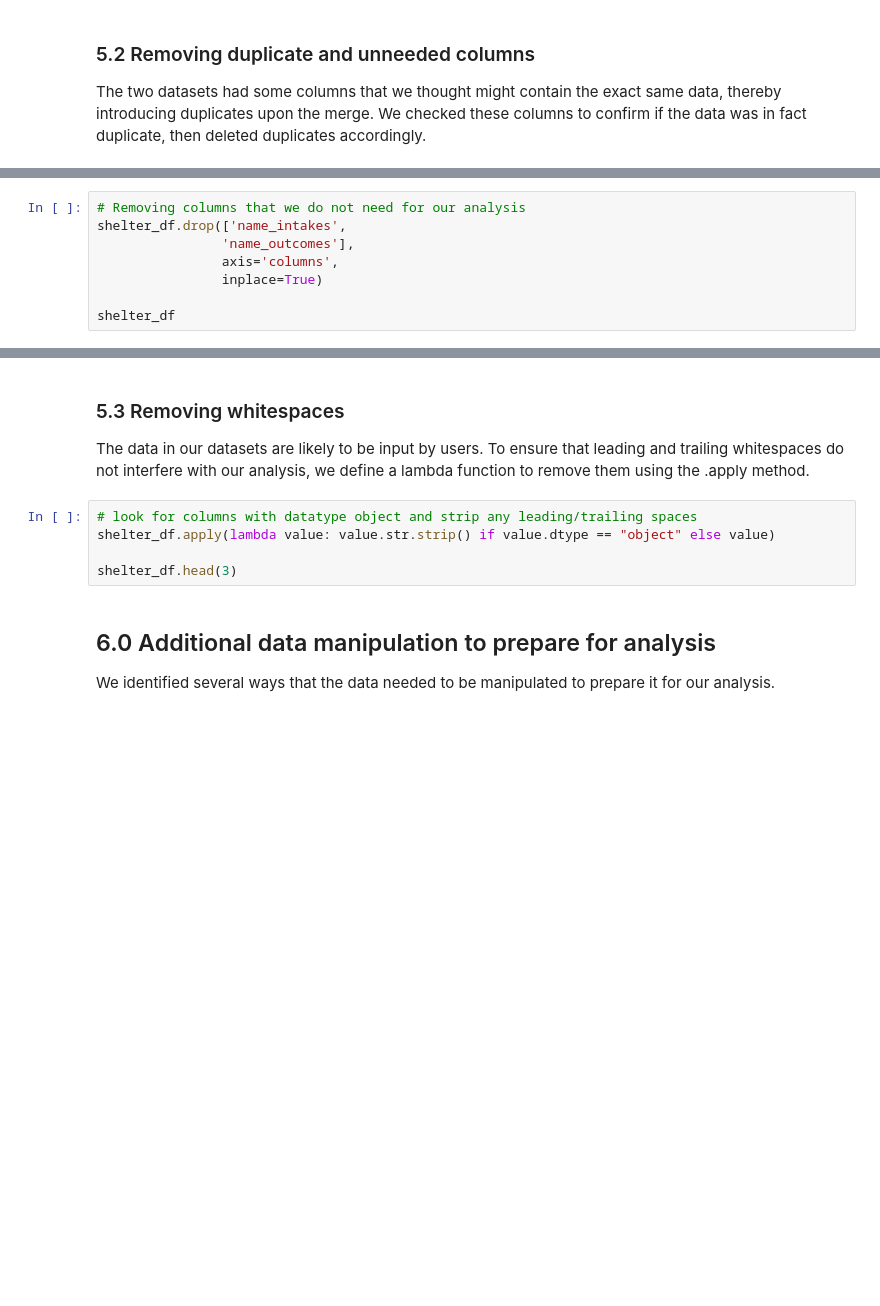
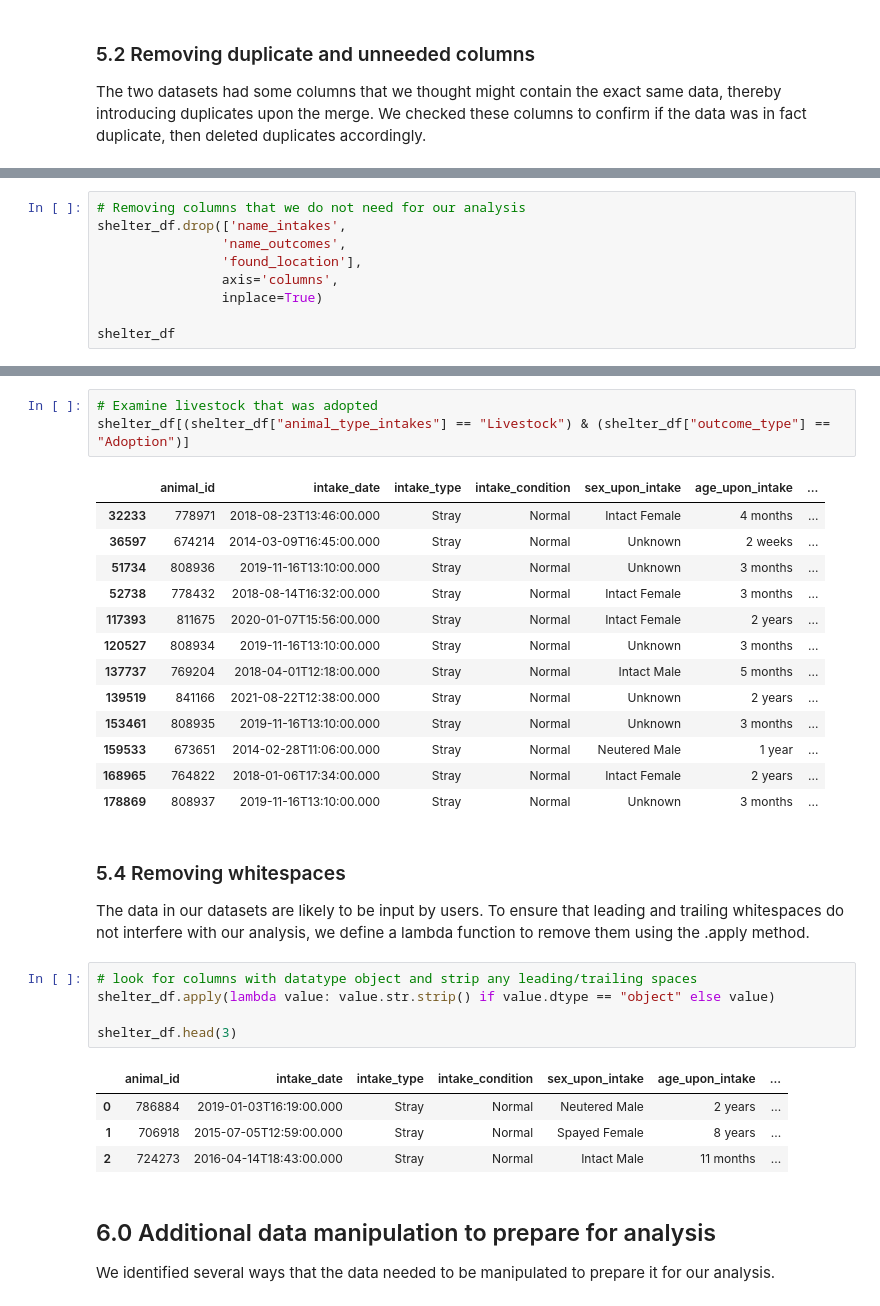
Before and after one commit to a-messmer/AAC_prelim_data_analysis_project, a Jupyter notebook: Project-api.ipynb, the cells around one changed output, grey strips where cells are left out. Saved outputs shown, nothing was run; the diff lists cells and outputs as text; blank space fills up the shorter version.

Commit message:
updates to reflect focus on adoption; deleted found location, neuter status at intake; distinguised Mixed Breed vs purebred

```diff
--- a/Project-api.ipynb
+++ b/Project-api.ipynb
@@ -173,7 +398,8 @@ Separately, there are some columns in the merged dataframe that are not helpful
 # %%
 # Removing columns that we do not need for our analysis
 shelter_df.drop(['name_intakes',
-                'name_outcomes'],
+                'name_outcomes',
+                'found_location'],
                 axis='columns',
                 inplace=True)
 
@@ -181,5 +478,22 @@ shelter_df
+# %%
+# Examine livestock that was adopted
+shelter_df[(shelter_df["animal_type_intakes"] == "Livestock") & (shelter_df["outcome_type"] == "Adoption")]
+# %% [output]
+|  | animal_id | intake_date | intake_type | intake_condition | sex_upon_intake | age_upon_intake | ... |
+| 32233 | 778971 | 2018-08-23T13:46:00.000 | Stray | Normal | Intact Female | 4 months | ... |
+| 36597 | 674214 | 2014-03-09T16:45:00.000 | Stray | Normal | Unknown | 2 weeks | ... |
+| 51734 | 808936 | 2019-11-16T13:10:00.000 | Stray | Normal | Unknown | 3 months | ... |
+| 52738 | 778432 | 2018-08-14T16:32:00.000 | Stray | Normal | Intact Female | 3 months | ... |
+| 117393 | 811675 | 2020-01-07T15:56:00.000 | Stray | Normal | Intact Female | 2 years | ... |
+| 120527 | 808934 | 2019-11-16T13:10:00.000 | Stray | Normal | Unknown | 3 months | ... |
+| 137737 | 769204 | 2018-04-01T12:18:00.000 | Stray | Normal | Intact Male | 5 months | ... |
+| 139519 | 841166 | 2021-08-22T12:38:00.000 | Stray | Normal | Unknown | 2 years | ... |
+| 153461 | 808935 | 2019-11-16T13:10:00.000 | Stray | Normal | Unknown | 3 months | ... |
+| 159533 | 673651 | 2014-02-28T11:06:00.000 | Stray | Normal | Neutered Male | 1 year | ... |
+| 168965 | 764822 | 2018-01-06T17:34:00.000 | Stray | Normal | Intact Female | 2 years | ... |
+| 178869 | 808937 | 2019-11-16T13:10:00.000 | Stray | Normal | Unknown | 3 months | ... |
 # %% [markdown]
-### 5.3 Removing whitespaces
+### 5.4 Removing whitespaces
 
 The data in our datasets are likely to be input by users. To ensure that leading and trailing whitespaces do not interfere with our analysis, we define a lambda function to remove them using the .apply method.
 # %%
@@ -187,6 +501,11 @@ The data in our datasets are likely to be input by users. To ensure that leading
 shelter_df.apply(lambda value: value.str.strip() if value.dtype == "object" else value)
 
 shelter_df.head(3)
+# %% [output]
+|  | animal_id | intake_date | intake_type | intake_condition | sex_upon_intake | age_upon_intake | ... |
+| 0 | 786884 | 2019-01-03T16:19:00.000 | Stray | Normal | Neutered Male | 2 years | ... |
+| 1 | 706918 | 2015-07-05T12:59:00.000 | Stray | Normal | Spayed Female | 8 years | ... |
+| 2 | 724273 | 2016-04-14T18:43:00.000 | Stray | Normal | Intact Male | 11 months | ... |
 # %% [markdown]
 ## 6.0 Additional data manipulation to prepare for analysis
 
```
Also changed, not shown: parts of 39 cells of this notebook.
